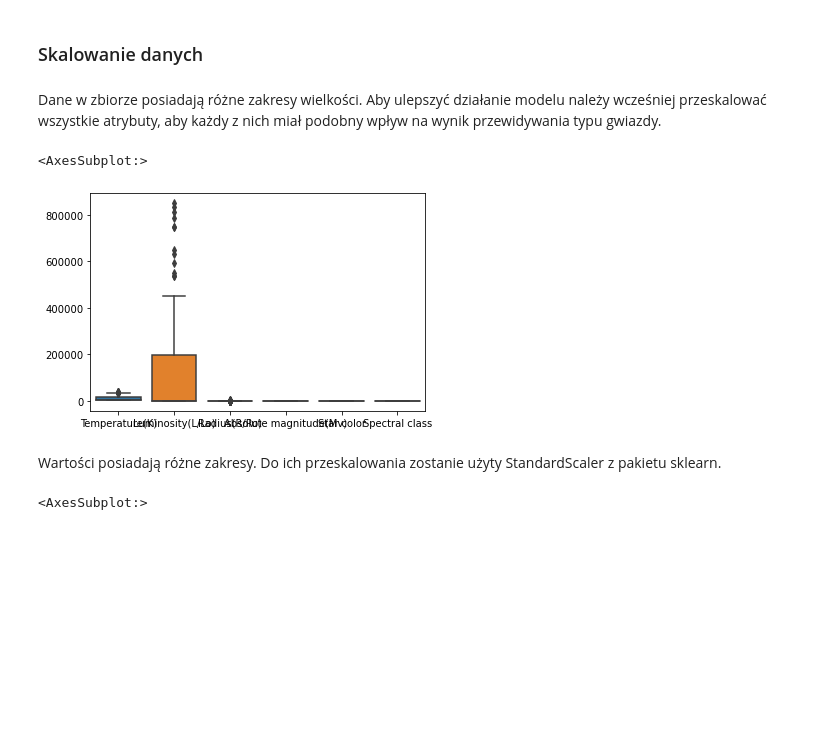
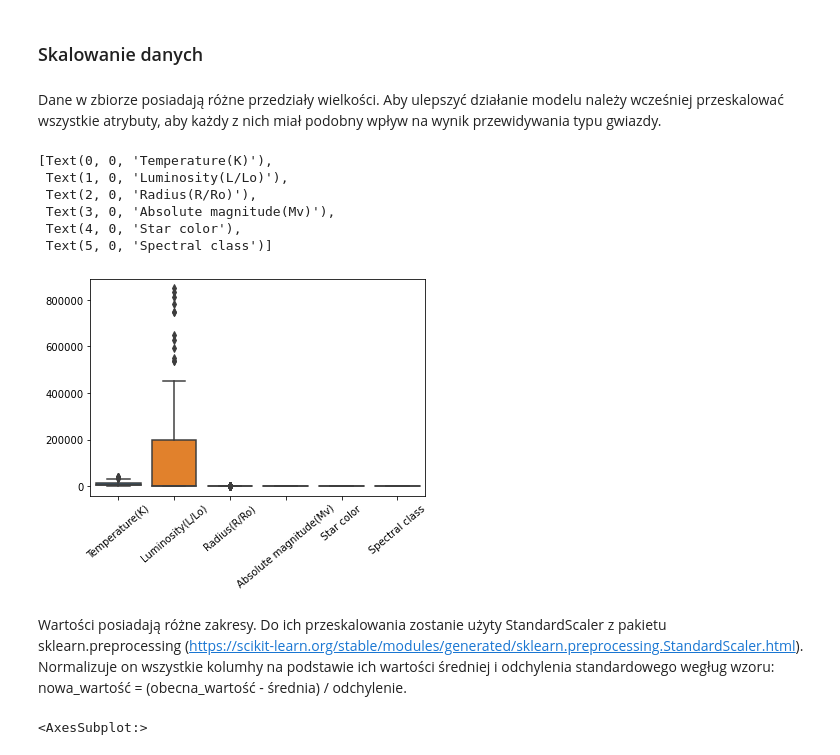
Before and after one commit to dawidbieniek/Projekt_PRiAD, a Jupyter notebook: Raport.ipynb, the cells around one changed output. Cells and saved outputs as stored; diff of their text form; code cells hidden in the pictures; blank space fills up the shorter version.

```diff
--- a/Raport.ipynb
+++ b/Raport.ipynb
@@ -316,14 +325,20 @@ Podczas wstępnego opsiania obiektów zauważyłem kilka prawdopodobnych korelac
 # %% [markdown]
 ### Skalowanie danych
 # %% [markdown]
-Dane w zbiorze posiadają różne zakresy wielkości. Aby ulepszyć działanie modelu należy wcześniej przeskalować wszystkie atrybuty, aby każdy z nich miał podobny wpływ na wynik przewidywania typu gwiazdy.
+Dane w zbiorze posiadają różne przedziały wielkości. Aby ulepszyć działanie modelu należy wcześniej przeskalować wszystkie atrybuty, aby każdy z nich miał podobny wpływ na wynik przewidywania typu gwiazdy.
 # %%
-sns.boxplot(data=stars_des)
+plot = sns.boxplot(data=stars_des)
+plot.set_xticklabels(plot.get_xticklabels(), rotation=40)
 # %% [output]
-<AxesSubplot:>
+[Text(0, 0, 'Temperature(K)'),
+ Text(1, 0, 'Luminosity(L/Lo)'),
+ Text(2, 0, 'Radius(R/Ro)'),
+ Text(3, 0, 'Absolute magnitude(Mv)'),
+ Text(4, 0, 'Star color'),
+ Text(5, 0, 'Spectral class')]
-[figure, old version]
+[figure, new version]
 # %% [markdown]
-Wartości posiadają różne zakresy. Do ich przeskalowania zostanie użyty StandardScaler z pakietu sklearn.
+Wartości posiadają różne zakresy. Do ich przeskalowania zostanie użyty StandardScaler z pakietu sklearn.preprocessing (https://scikit-learn.org/stable/modules/generated/sklearn.preprocessing.StandardScaler.html). Normalizuje on wszystkie kolumhy na podstawie ich wartości średniej i odchylenia standardowego wegług wzoru: nowa_wartość = (obecna_wartość - średnia) / odchylenie.
 # %%
 scaler = StandardScaler()
 stars_des = scaler.fit_transform(stars_des)
```
Also changed, not shown: parts of 32 cells of this notebook.
